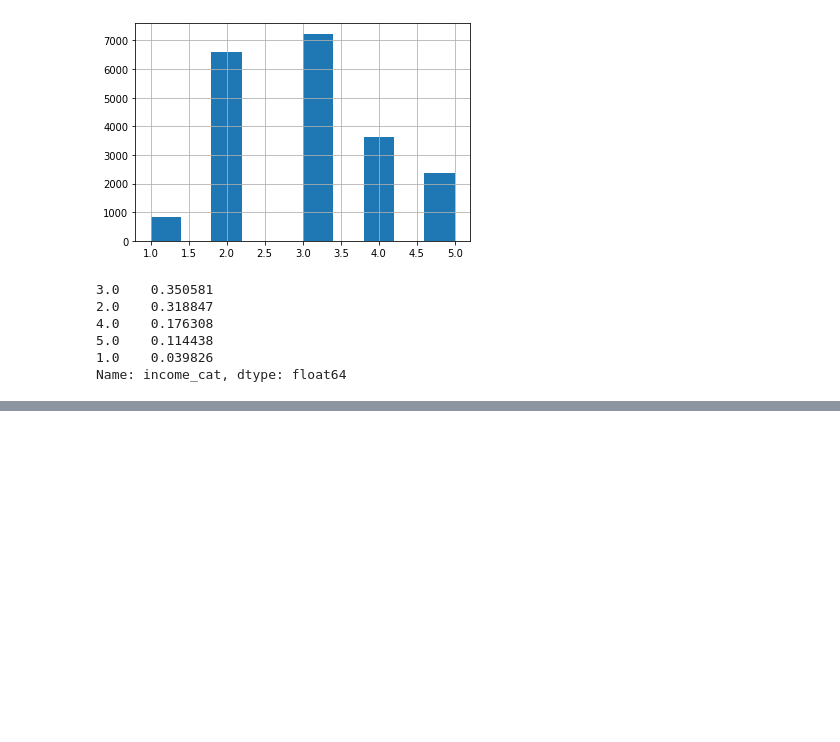
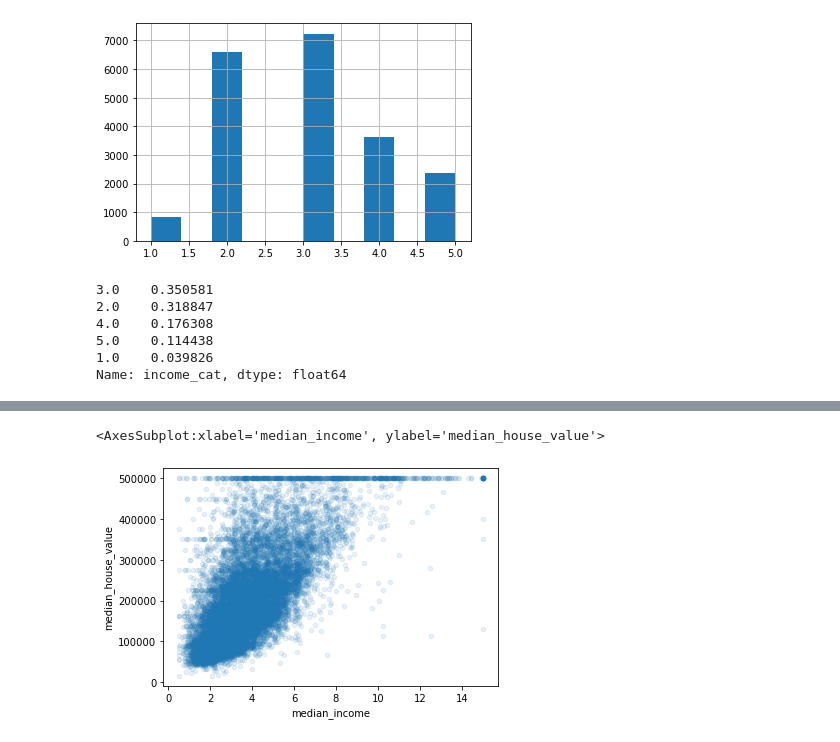
Before and after one commit to jinseriouspark/Today_I_Learned, a Jupyter notebook: book/handson_ml/2장_–_머신러닝_프로젝트_처음부터_끝까지.ipynb, the cells around one changed output, grey strips where cells are left out. Drawn from its saved outputs; the diff is of its cells as text; code cells hidden in the pictures; blank space fills up the shorter version.

```diff
--- a/book/handson_ml/2장_–_머신러닝_프로젝트_처음부터_끝까지.ipynb
+++ b/book/handson_ml/2장_–_머신러닝_프로젝트_처음부터_끝까지.ipynb
@@ -224,0 +294,11 @@ for set_ in (strat_train_set, strat_test_set):
+# %%
+# 이 중에서 median_house_value 예측하는데에 도움을 가장 많이 받을 만한것은?
+# 가장 상관계수가 높은 median_income!
+
+housing.plot(kind = 'scatter', x = 'median_income', y ='median_house_value', alpha = 0.1)
+
+# 여기서 볼 수 있는 것? (1) 상관관계가 매우 강함 (2) 앞서 본 가격 제한값 500,000에서 수평선 확인됨
+# 알고리즘이 데이터에서 이런 이상한 형태를 학습하지 않도록 해당 구역을 제거 (-> 제거만이 답일까?)
+# %% [output]
+<AxesSubplot:xlabel='median_income', ylabel='median_house_value'>
+[figure, added]
```
Also changed, not shown: parts of 13 cells of this notebook.
